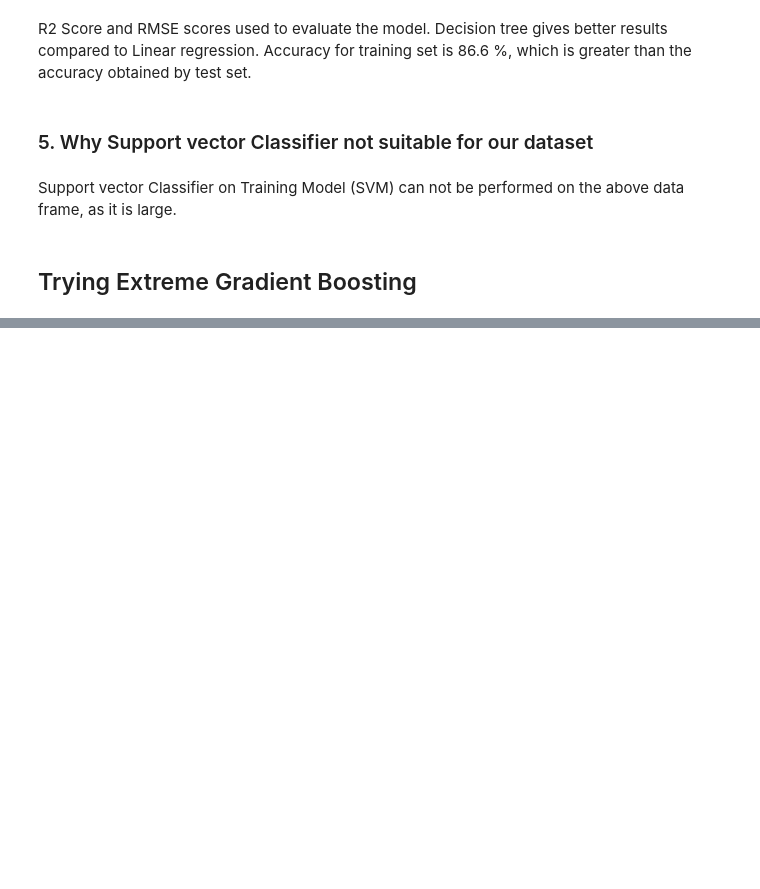
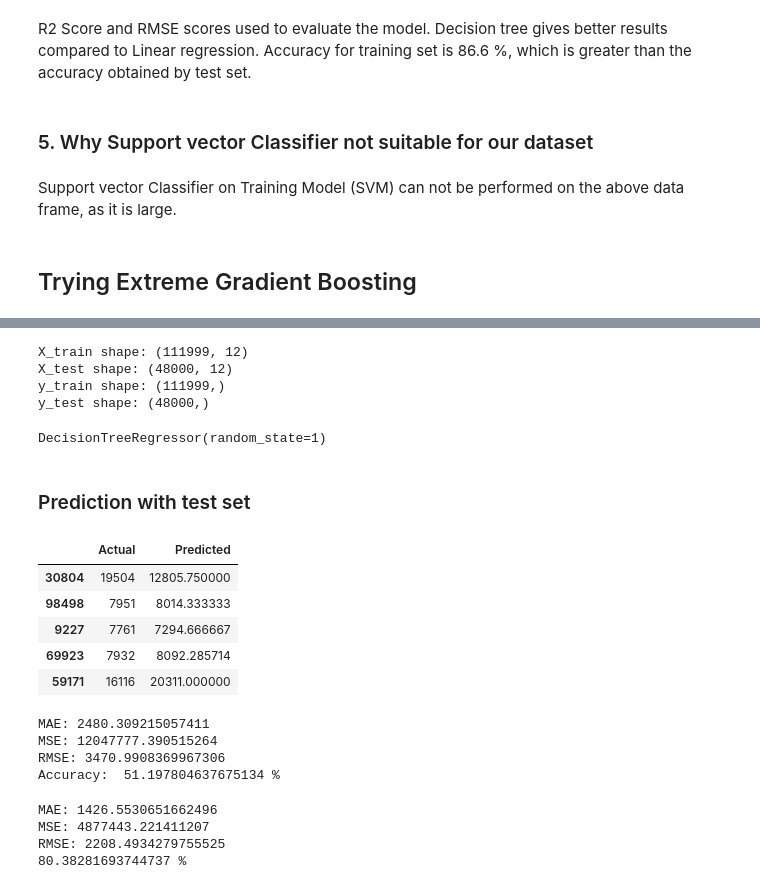
Before and after one commit to SaiKundanaSakhamuri/BlackFridaySalesAnalysis, a Jupyter notebook: classification.ipynb, the cells around one changed output, grey strips where cells are left out. Drawn from its saved outputs; the diff is of its cells as text; code cells hidden in the pictures; blank space fills up the shorter version.

Commit message:
Updated classification.ipynb file with a final decision tree

```diff
--- a/classification.ipynb
+++ b/classification.ipynb
@@ -276,0 +313,68 @@ RMSE of the decision is so for the best we reached. Although it is said, when it
+# %%
+exp_df = exp_df.drop(["User_ID","Product_ID","Product_Category_3"],axis=1)
+# %%
+X = exp_df.drop("Purchase",axis=1)
+y= exp_df['Purchase']
+# %%
+from sklearn.model_selection import train_test_split
+X_train, X_test, y_train, y_test = train_test_split(X, y, test_size=0.3, random_state=123)
+print("X_train shape:", X_train.shape)
+print("X_test shape:", X_test.shape)
+print("y_train shape:", y_train.shape)
+print("y_test shape:", y_test.shape)
+# %% [output]
+X_train shape: (111999, 12)
+X_test shape: (48000, 12)
+y_train shape: (111999,)
+y_test shape: (48000,)
+# %%
+exp_dt=DecisionTreeRegressor(random_state=1)
+exp_dt.fit(X_train, y_train)
+# %% [output]
+DecisionTreeRegressor(random_state=1)
+# %% [markdown]
+### Prediction with test set
+# %%
+exp_dt_prediction=exp_dt.predict(X_test)
+
+exp_df = pd.DataFrame({'Actual': y_test, 'Predicted': exp_dt_prediction})
+exp_df.head()
+# %% [output]
+|  | Actual | Predicted |
+| 30804 | 19504 | 12805.750000 |
+| 98498 | 7951 | 8014.333333 |
+| 9227 | 7761 | 7294.666667 |
+| 69923 | 7932 | 8092.285714 |
+| 59171 | 16116 | 20311.000000 |
+# %%
+#Accuracy
+print('MAE:', metrics.mean_absolute_error(y_test, exp_dt_prediction))
+print('MSE:', metrics.mean_squared_error(y_test, exp_dt_prediction))
+print('RMSE:', np.sqrt(metrics.mean_squared_error(y_test, exp_dt_prediction)))
+
+accuracy = exp_dt.score(X_test,y_test)
+print('Accuracy: ',accuracy*100,'%')
+# %% [output]
+MAE: 2480.309215057411
+MSE: 12047777.390515264
+RMSE: 3470.9908369967306
+Accuracy:  51.197804637675134 %
+# %%
+#Prediction with train value
+exp_dt_prediction=exp_dt.predict(X_train)
+
+exp_df = pd.DataFrame({'Actual': y_train, 'Predicted': exp_dt_prediction})
+exp_df.head()
+
+#Accuracy
+print('MAE:', metrics.mean_absolute_error(y_train, exp_dt_prediction))
+print('MSE:', metrics.mean_squared_error(y_train, exp_dt_prediction))
+print('RMSE:', np.sqrt(metrics.mean_squared_error(y_train, exp_dt_prediction)))
+
+accuracy = exp_dt.score(X_train,y_train)
+print(accuracy*100,'%')
+# %% [output]
+MAE: 1426.5530651662496
+MSE: 4877443.221411207
+RMSE: 2208.4934279755525
+80.38281693744737 %
```
Also changed, not shown: parts of 13 cells of this notebook.
